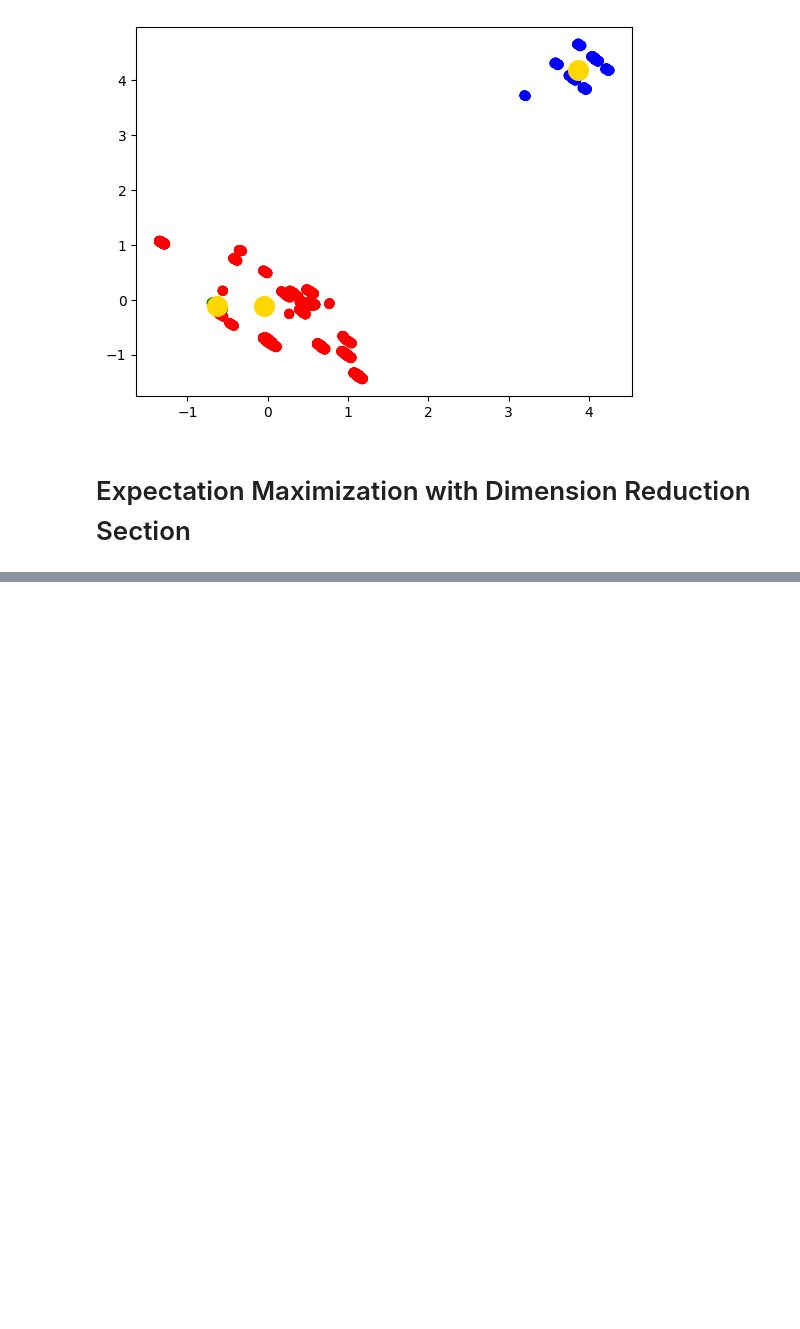
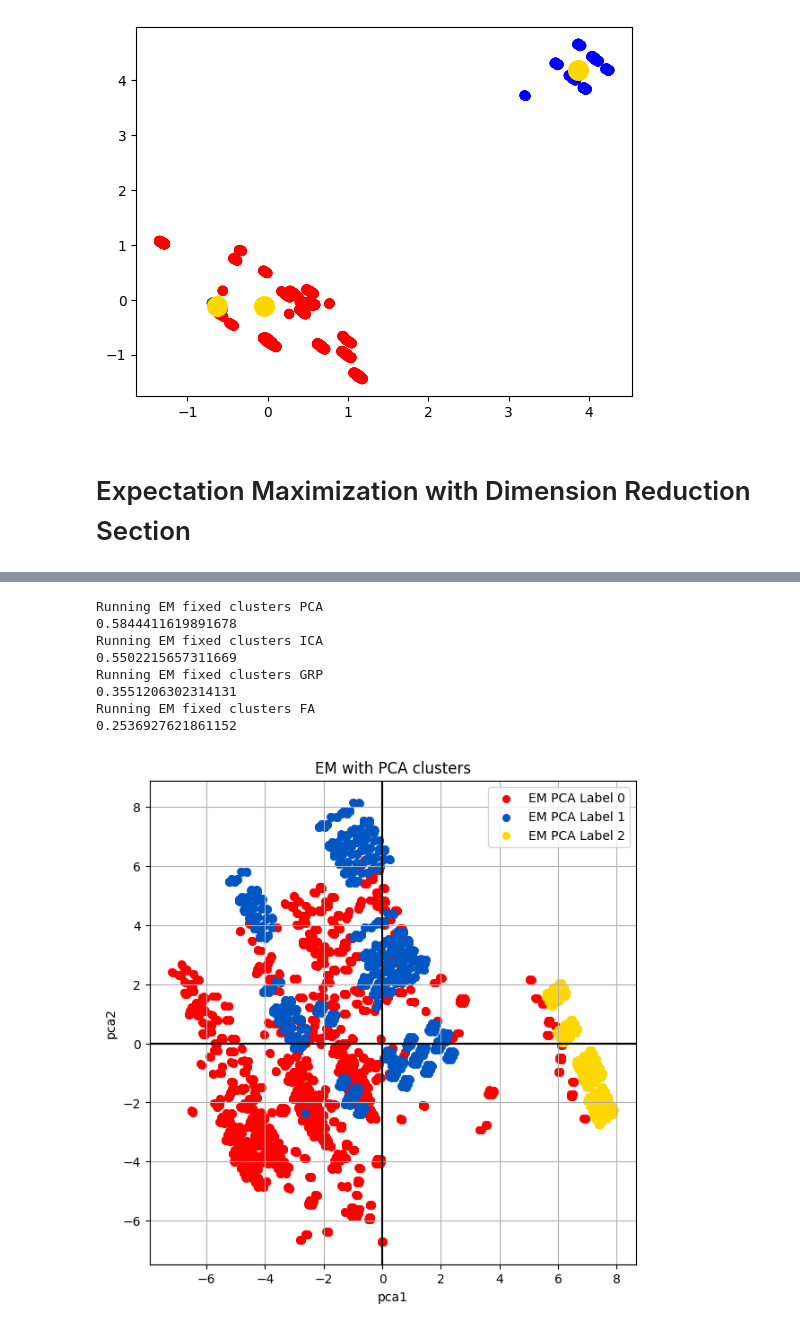
Before and after one commit to juniorq33/Machine-Learning, a Jupyter notebook: Assignment_3/unsupervised_learning_mushrooms_ds.ipynb, the cells around one changed output, grey strips where cells are left out. Drawn from its saved outputs; the diff is of its cells as text; code cells hidden in the pictures; blank space fills up the shorter version.

Commit message:
second dataset completed

```diff
--- a/Assignment_3/unsupervised_learning_mushrooms_ds.ipynb
+++ b/Assignment_3/unsupervised_learning_mushrooms_ds.ipynb
@@ -567,0 +670,42 @@ print(accuracy_score(y, df_mushrooms_fa_kmeans['K-Means FA Label']))
+# %%
+def runEMfixedclusters(clusters, reduction_results, column_label_name, columns_reduction, dataset_y, dataset_x, title_graph):
+
+    em_fixed_clusters = GaussianMixture(n_components=clusters, random_state=33).fit_predict(reduction_results)
+
+    df_mushrooms_em = pd.concat([dataset_x, pd.DataFrame(reduction_results)], axis=1)
+    df_mushrooms_em.columns.values[-10:] = columns_reduction
+    df_mushrooms_em[column_label_name] = em_fixed_clusters
+
+    #color = ['blue', 'red']
+    #df_mushrooms_em['Color'] = df_mushrooms_em [column_label_name].map(lambda p: color[p])
+    #plt.scatter(df_mushrooms_em[:,-6], df_mushrooms_em[columns_reduction[:,-5]], c=df_mushrooms_em['Color'])
+
+    plotData(df_mushrooms_em, column_label_name, columns_reduction[0], columns_reduction[1], title_graph)
+
+    print(accuracy_score(dataset_y, df_mushrooms_em[column_label_name]))
+# %%
+# PCA
+print("Running EM fixed clusters PCA")
+runEMfixedclusters(3, pca_results_em, 'EM PCA Label', ['pca1', 'pca2', 'pca3', 'pca4', 'pca5', 'pca6', 'pca7', 'pca8', 'pca9', 'pca10'], y, x, "EM with PCA clusters")
+
+# ICA
+print("Running EM fixed clusters ICA")
+runEMfixedclusters(3, ica_results_em, 'EM ICA Label', ['ica1', 'ica2', 'ica3', 'ica4', 'ica5','ica6', 'ica7', 'ica8', 'ica9', 'ica10'], y, x, "EM with ICA clusters")
+
+# Random Projection
+print("Running EM fixed clusters GRP")
+runEMfixedclusters(3, grp_results_em, 'EM GRP Label', ['grp1', 'grp2', 'grp3', 'grp4', 'grp5', 'grp6', 'grp7', 'grp8', 'grp9', 'grp10'], y, x, "EM with GRP clusters")
+
+# Factor Analysis
+print("Running EM fixed clusters FA")
+runEMfixedclusters(3, fa_results_em, 'EM FA Label', ['fa1', 'fa2', 'fa3', 'fa4', 'fa5', 'fa6', 'fa7', 'fa8', 'fa9', 'fa10'], y, x, "EM with FA clusters")
+# %% [output]
+Running EM fixed clusters PCA
+0.5844411619891678
+Running EM fixed clusters ICA
+0.5502215657311669
+Running EM fixed clusters GRP
+0.3551206302314131
+Running EM fixed clusters FA
+0.2536927621861152
+[figure, added]
```
Also changed, not shown: parts of 4 cells of this notebook.
